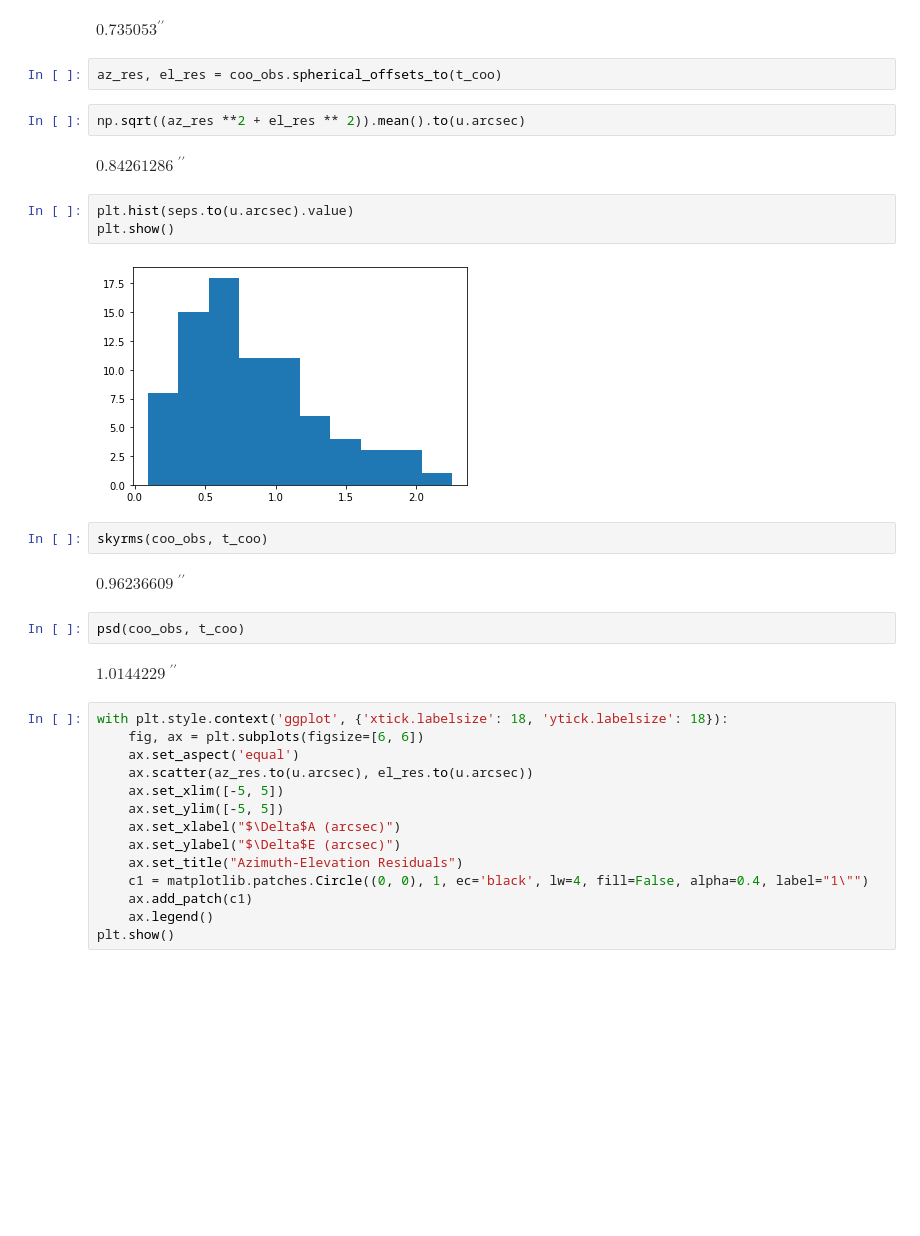
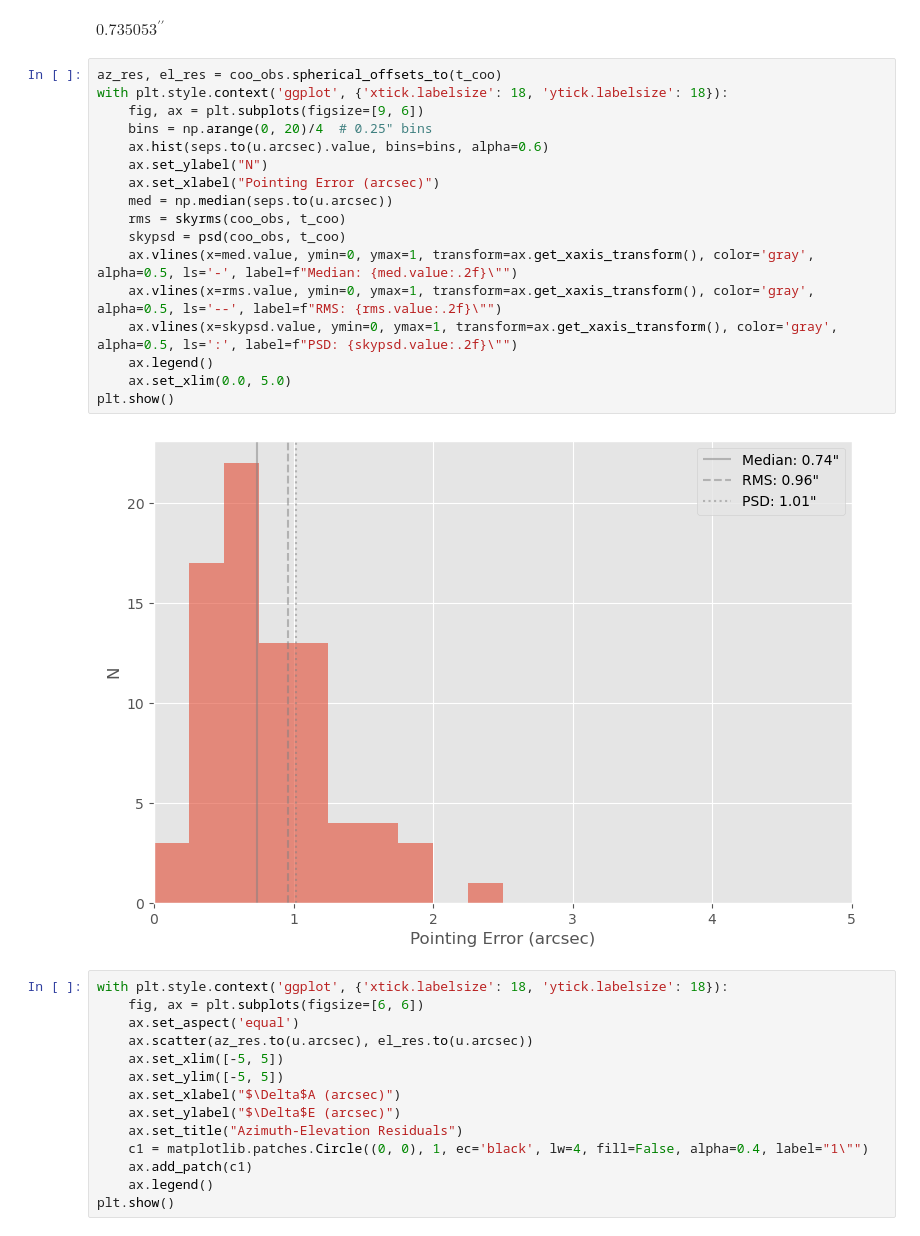
Before and after one commit to MMTObservatory/pointing_analysis, a Jupyter notebook: pointing_data/20210821/tpoint.ipynb, the cells around one changed output. Saved outputs shown, nothing was run; the diff lists cells and outputs as text; blank space fills up the shorter version.

Commit message:
flesh out more plots

```diff
--- a/pointing_data/20210821/tpoint.ipynb
+++ b/pointing_data/20210821/tpoint.ipynb
@@ -72,25 +73,25 @@ seps = coo_obs.separation(t_coo)
 np.median(seps.to(u.arcsec))
 # %% [output]
 $0.735053\mathrm{{}^{\prime\prime}}$
-# %%
-az_res, el_res = coo_obs.spherical_offsets_to(t_coo)
-# %%
-np.sqrt((az_res **2 + el_res ** 2)).mean().to(u.arcsec)
-# %% [output]
-$0.84261286 \; \mathrm{{}^{\prime\prime}}$
-# %%
-plt.hist(seps.to(u.arcsec).value)
-plt.show()
-# %% [output]
-[figure, removed]
-# %%
-skyrms(coo_obs, t_coo)
-# %% [output]
-$0.96236609 \; \mathrm{{}^{\prime\prime}}$
-# %%
-psd(coo_obs, t_coo)
-# %% [output]
-$1.0144229 \; \mathrm{{}^{\prime\prime}}$
+# %%
+az_res, el_res = coo_obs.spherical_offsets_to(t_coo)
+with plt.style.context('ggplot', {'xtick.labelsize': 18, 'ytick.labelsize': 18}):
+    fig, ax = plt.subplots(figsize=[9, 6])
+    bins = np.arange(0, 20)/4  # 0.25" bins
+    ax.hist(seps.to(u.arcsec).value, bins=bins, alpha=0.6)
+    ax.set_ylabel("N")
+    ax.set_xlabel("Pointing Error (arcsec)")
+    med = np.median(seps.to(u.arcsec))
+    rms = skyrms(coo_obs, t_coo)
+    skypsd = psd(coo_obs, t_coo)
+    ax.vlines(x=med.value, ymin=0, ymax=1, transform=ax.get_xaxis_transform(), color='gray', alpha=0.5, ls='-', label=f"Median: {med.value:.2f}\"")
+    ax.vlines(x=rms.value, ymin=0, ymax=1, transform=ax.get_xaxis_transform(), color='gray', alpha=0.5, ls='--', label=f"RMS: {rms.value:.2f}\"")
+    ax.vlines(x=skypsd.value, ymin=0, ymax=1, transform=ax.get_xaxis_transform(), color='gray', alpha=0.5, ls=':', label=f"PSD: {skypsd.value:.2f}\"")
+    ax.legend()
+    ax.set_xlim(0.0, 5.0)
+plt.show()
+# %% [output]
+[figure, added]
 # %%
 with plt.style.context('ggplot', {'xtick.labelsize': 18, 'ytick.labelsize': 18}):
     fig, ax = plt.subplots(figsize=[6, 6])
```
Also changed, not shown: parts of 3 cells of this notebook.
